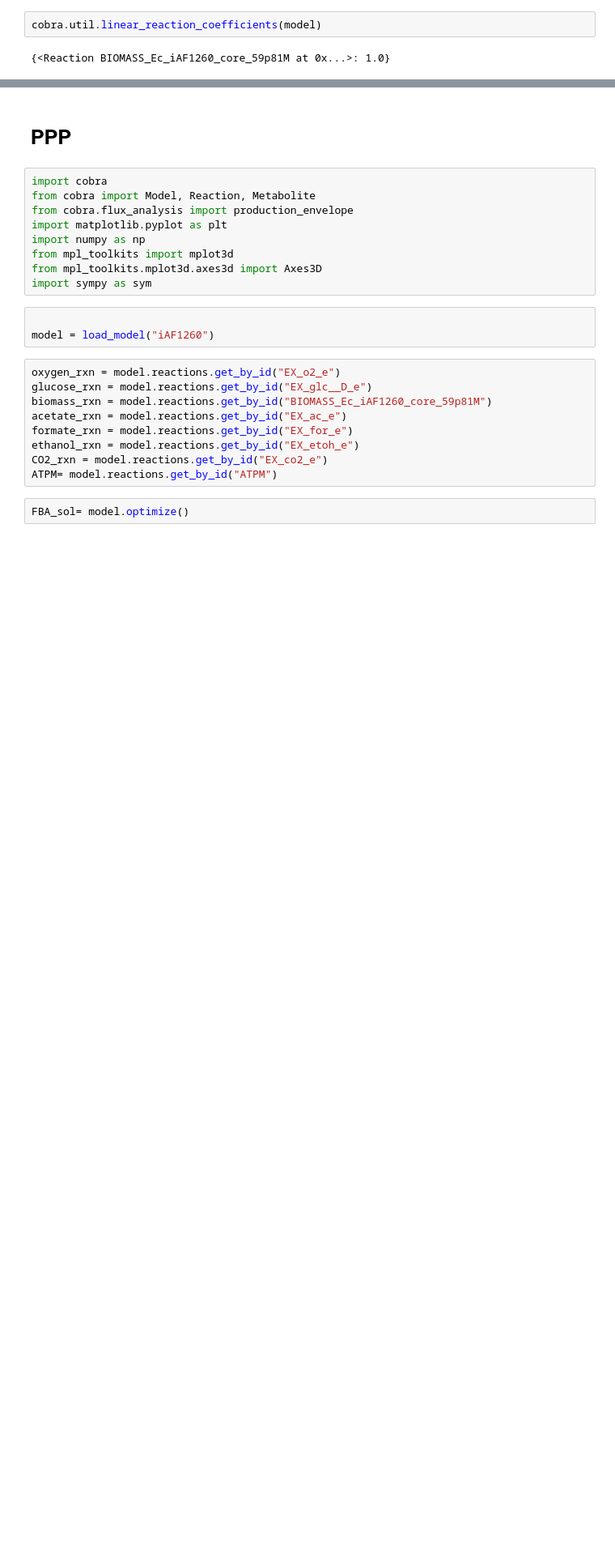
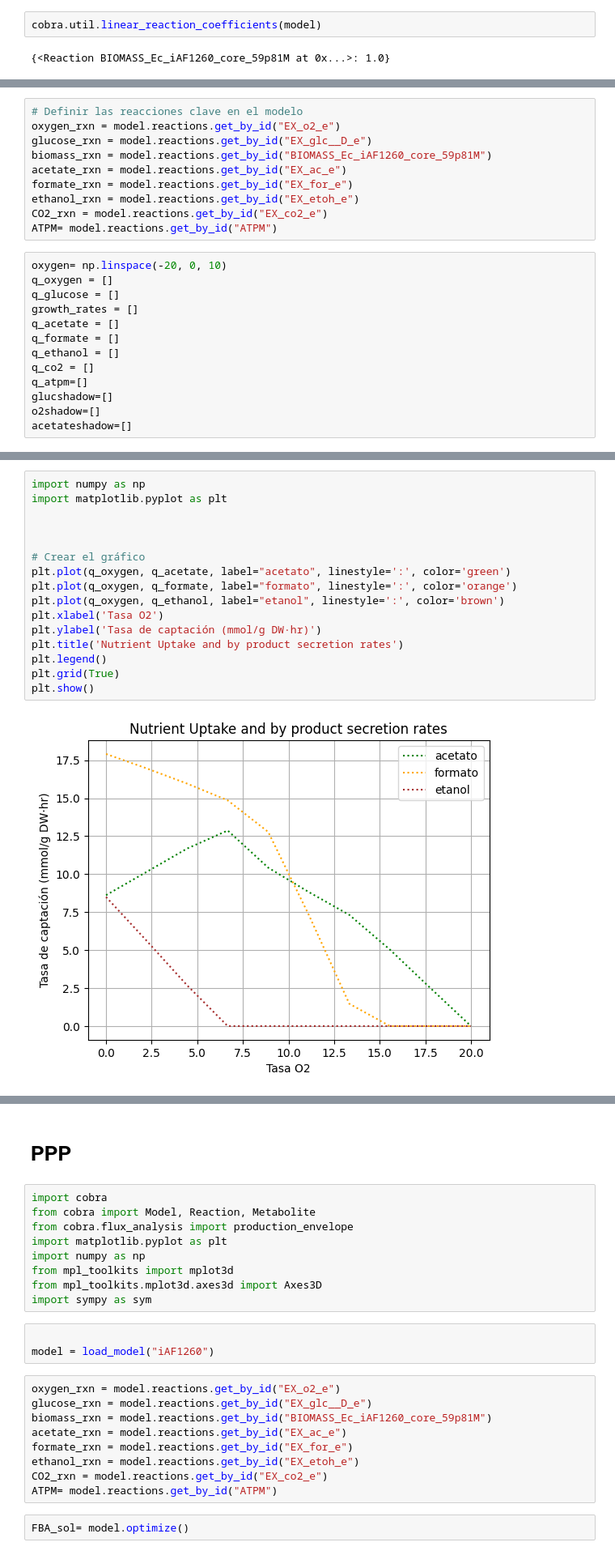
Before and after one commit to natifernandezs/Redes_Metabolicas, a Jupyter notebook: Redesmetabolicas.ipynb, the cells around one changed output, grey strips where cells are left out. Shown at 81% size. Saved outputs shown, nothing was run; the diff lists cells and outputs as text; blank space fills up the shorter version.

```diff
--- a/Redesmetabolicas.ipynb
+++ b/Redesmetabolicas.ipynb
@@ -144,0 +157,23 @@ Primer valor no nulo de etanol: q_ethanol = 0.1375056546253754, mu = 1.646509494
+# %%
+# Definir las reacciones clave en el modelo
+oxygen_rxn = model.reactions.get_by_id("EX_o2_e")
+glucose_rxn = model.reactions.get_by_id("EX_glc__D_e")
+biomass_rxn = model.reactions.get_by_id("BIOMASS_Ec_iAF1260_core_59p81M")
+acetate_rxn = model.reactions.get_by_id("EX_ac_e")
+formate_rxn = model.reactions.get_by_id("EX_for_e")
+ethanol_rxn = model.reactions.get_by_id("EX_etoh_e")
+CO2_rxn = model.reactions.get_by_id("EX_co2_e")
+ATPM= model.reactions.get_by_id("ATPM")
+# %%
+oxygen= np.linspace(-20, 0, 10)
+q_oxygen = []
+q_glucose = []
+growth_rates = []
+q_acetate = []
+q_formate = []
+q_ethanol = []
+q_co2 = []
+q_atpm=[]
+glucshadow=[]
+o2shadow=[]
+acetateshadow=[]
@@ -144,0 +225,18 @@ Primer valor no nulo de etanol: q_ethanol = 0.1375056546253754, mu = 1.646509494
+# %%
+import numpy as np
+import matplotlib.pyplot as plt
+
+
+
+# Crear el gráfico
+plt.plot(q_oxygen, q_acetate, label="acetato", linestyle=':', color='green')
+plt.plot(q_oxygen, q_formate, label="formato", linestyle=':', color='orange')
+plt.plot(q_oxygen, q_ethanol, label="etanol", linestyle=':', color='brown')
+plt.xlabel('Tasa O2')
+plt.ylabel('Tasa de captación (mmol/g DW·hr)')
+plt.title('Nutrient Uptake and by product secretion rates')
+plt.legend()
+plt.grid(True)
+plt.show()
+# %% [output]
+[figure, added]
```
Also changed, not shown: parts of 9 cells of this notebook.
